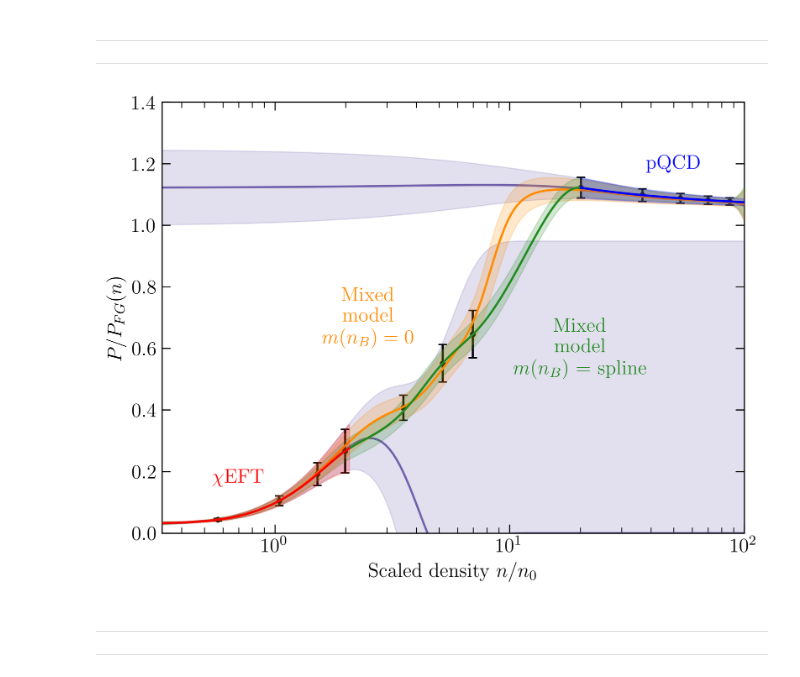
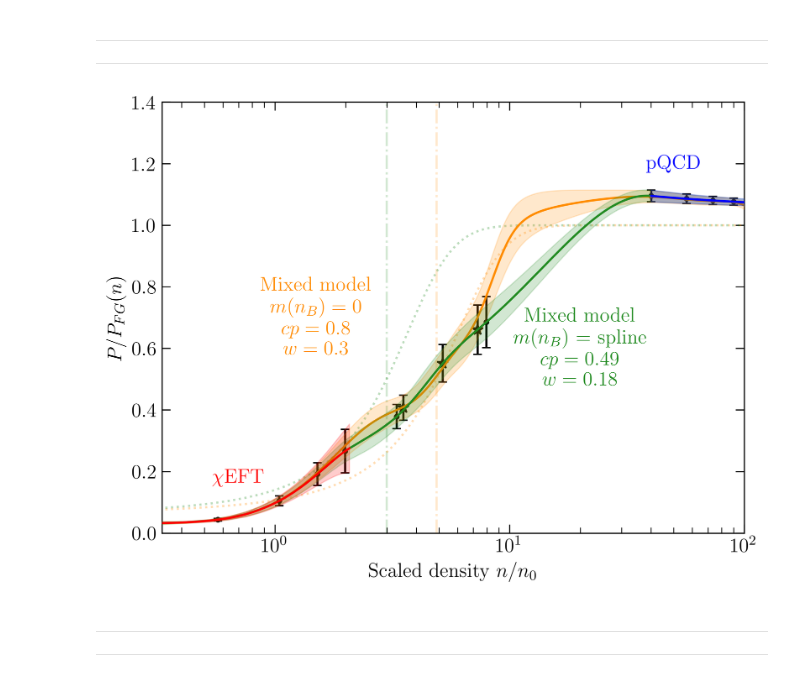
Before and after one commit to asemposki/neutron-rich-bmm, a Jupyter notebook: notebooks/NSM_Changepoint.ipynb, the cells around one changed output. Drawn from its saved outputs; the diff is of its cells as text; code cells hidden in the pictures.

```diff
--- a/notebooks/NSM_Changepoint.ipynb
+++ b/notebooks/NSM_Changepoint.ipynb
@@ -12,4 +16,9 @@ new_pts = []
 ---
 # %%
 # define if using mean function or not
-mean_function = False
+mean_function = True
+
+if mean_function is False:
+    type_mean = '0'
+else:
+    type_mean = 'spline'
@@ -22,7 +36,7 @@ print(number)
 3
 # %%
 # cutoff parameter moves up here for clarity
-cutoff = 20
+cutoff = 40
 # %% [markdown]
 ---
 # %%
@@ -275,5 +190,15 @@ Std dev:
 # %%
 errorbar_kwargs_2 = dict(
+    capsize=3,
+    ecolor="k",
+    ls="none",
+    marker="*",
+    markerfacecolor="k",
+    markeredgecolor="k",
+    markersize=8,
+)
+
+errorbar_kwargs_frg = dict(
     capsize=3,
     ecolor="k",
     ls="none",
@@ -793,51 +734,71 @@ plt.show()
 # %%
 # plot the comparisons
 fig, ax = plt.subplots(1,1, dpi=600)
 
 # check the plotting of both of these together, see what they look like
 ax.tick_params(which='major', labelsize=14, right=True, top=True, length=6)
 ax.tick_params(which='minor', right=True, top=True, length=4)
-ax.plot(n_xeft/n0, p_mean_xeft, color='red', label=r'ChEFT (N3LO)', zorder=10)
+ax.plot(n_xeft/n0, p_mean_xeft, color='red', zorder=10)
 ax.fill_between(n_xeft/n0, p_mean_xeft-p_stdv_xeft, p_mean_xeft+p_stdv_xeft, \
                 alpha=0.2, color=color_xeft, zorder=9)
-ax.plot(density_test/n0, chi_predict, color=colors[2])
-ax.fill_between(density_test/n0, chi_predict-chi_std_predict, chi_predict+chi_std_predict, \
-                 color=colors[2], alpha=0.2)
-ax.plot(n_pqcd/n0, p_mean_pqcd, color='blue', label=r'pQCD (N2LO)', zorder=10)
+# ax.plot(density_test/n0, chi_predict, color=colors[2])
+# ax.fill_between(density_test/n0, chi_predict-chi_std_predict, chi_predict+chi_std_predict, \
+#                  color=colors[2], alpha=0.2)
+ax.plot(n_pqcd/n0, p_mean_pqcd, color='blue', zorder=10)
 ax.fill_between(n_pqcd/n0, p_mean_pqcd-p_stdv_pqcd, p_mean_pqcd+p_stdv_pqcd, alpha=0.2, color=color_pqcd, \
                 zorder=9)
+ax.errorbar(x=np.asarray(frg_mean_0_data['dens'])/n0, y=frg_mean_0_data['mean'], yerr=frg_mean_0_data['std'], \
+            **errorbar_kwargs_2, label=r'$m(x) = spline$')
+# ax.plot(density_test/n0, pqcd_predict, color=colors[2])
+# ax.fill_between(density_test/n0, pqcd_predict-pqcd_std_predict, \
+#                  pqcd_predict+pqcd_std_predict, color=colors[2], alpha=0.2)
+ax.plot(X[:,0]/n0, y_pred_0_scaled, color='forestgreen', zorder=8)
+ax.fill_between(X[:,0]/n0, y_pred_0_scaled-y_stdv_0, \
+                 y_pred_0_scaled+y_stdv_0, alpha=0.2, color='forestgreen', zorder=7)
+ax.plot(X[:,0]/n0, pressure_mean_function_0['mean'], color='darkorange', zorder=6)
+ax.fill_between(X[:,0]/n0, pressure_mean_function_0['mean']-pressure_mean_function_0['std'], \
+                 pressure_mean_function_0['mean']+pressure_mean_function_0['std'], alpha=0.2, \
+                color='darkorange', zorder=5)
+
+# FRG data sets
 ax.errorbar(x=training_data_2['dens']/n0, y=training_data_2['mean'], yerr=training_data_2['std'], \
-            **errorbar_kwargs_2)
-ax.plot(density_test/n0, pqcd_predict, color=colors[2])
-ax.fill_between(density_test/n0, pqcd_predict-pqcd_std_predict, \
-                 pqcd_predict+pqcd_std_predict, color=colors[2], alpha=0.2)
-ax.plot(X[:,0]/n0, y_pred_0_scaled, color='darkorange', zorder=8)
-ax.fill_between(X[:,0]/n0, y_pred_0_scaled-y_stdv_0, \
-                 y_pred_0_scaled+y_stdv_0, alpha=0.2, color='darkorange', zorder=7)
-ax.plot(X[:,0]/n0, pressure_mean_function['mean'], color='forestgreen', zorder=8)
-ax.fill_between(X[:,0]/n0, pressure_mean_function['mean']-pressure_mean_function['std'], \
-                 pressure_mean_function['mean']+pressure_mean_function['std'], alpha=0.2, color='forestgreen', zorder=7)
+            **errorbar_kwargs_frg, label=r'$m(x) = 0$')
 
 # some labelling for fun times
 ax.text(0.7, 0.18, r'$\chi$EFT', va='center', ha='center', fontsize=14, color='red')
 ax.text(50.0, 1.2, r'pQCD', va='center', ha='center', fontsize=14, color='blue')
-ax.text(2.5, 0.7, r'''Mixed
-model
-$m(n_{B}) = 0$''', va='center', ha='center', multialignment='center', fontsize=14, color='darkorange')
-ax.text(20.0, 0.6, r'''Mixed
-model
-$m(n_{B})$ = spline''', va='center', ha='center', multialignment='center', fontsize=14, color='forestgreen')
+ax.text(1.5, 0.7, r'''Mixed model
+$m(n_B) = 0$
+$cp = {}$
+$w = {}$'''.format(pressure_mean_function_0['cp'], pressure_mean_function_0['w']), \
+        va='center', ha='center', multialignment='center', fontsize=14, color='darkorange')
+ax.text(20.0, 0.6, r'''Mixed model
+$m(n_B)$ = spline
+$cp = {}$
+$w = {}$'''.format(cp_final, w_final), va='center', ha='center', \
+        multialignment='center', fontsize=14, color='forestgreen')
+
+# plot changepoints for visual aid
+ax.axvline(x=pressure_mean_function_0['cp']/n0, linestyle='-.', color='darkorange', alpha=0.2, zorder=0)
+ax.axvline(x=cp_final/n0, linestyle='-.', color='forestgreen', alpha=0.2, zorder=0)
+
+# plot sigmoids
+ax.plot(density_test/n0, \
+        (1.0 / (1.0 + np.exp(-(density_test-pressure_mean_function_0['cp'])/pressure_mean_function_0['w']))),\
+        color='darkorange', linestyle='dotted', alpha=0.3)
+ax.plot(density_test/n0, (1.0 / (1.0 + np.exp(-(density_test-cp_final)/w_final))), color='forestgreen', \
+       linestyle='dotted', alpha=0.3)
 
 # other things
 ax.set_xscale('log')
 ax.set_xlabel('Scaled density $n/n_{0}$', fontsize=14)
 ax.set_ylabel(r'$P/P_{FG}(n)$', fontsize=14)
 ax.set_xlim(0.33, 100.0)
 ax.set_ylim(0.0, 1.4)
-fig.savefig('Mean_Functions/comparison_{}n0_spline.png'.format(cutoff))
+fig.savefig('Mean_Functions/FRG_comparison_{}n0_zero_spline.png'.format(cutoff))
 plt.show()
 # %% [output]
-[figure, old version]
+[figure, new version]
 # %% [markdown]
 ---
 ---
```
Also changed, not shown: parts of 21 cells of this notebook, 1 other file.
